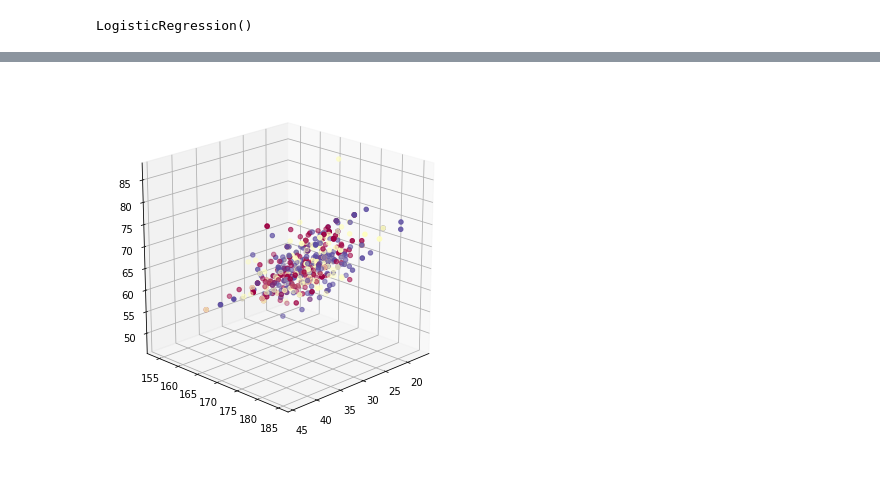
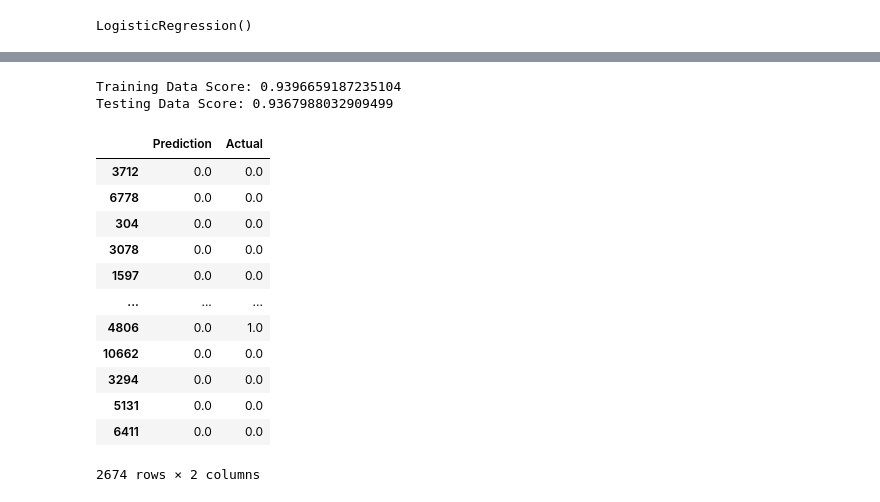
Before and after one commit to diannejardinez/Olympic_Data_machine_learning, a Jupyter notebook: LogisticRegression_olympic medalists.ipynb, the cells around one changed output, grey strips where cells are left out. Drawn from its saved outputs; the diff is of its cells as text; code cells hidden in the pictures.

```diff
--- a/LogisticRegression_olympic medalists.ipynb
+++ b/LogisticRegression_olympic medalists.ipynb
@@ -462,7 +402,27 @@ a = a.replace("Bronze", 3)
-# %%
-fig = plt.figure(1, figsize=(5, 5))
-axes = Axes3D(fig, elev=20, azim=45)
-axes.scatter(a['Age'], a['Height'], a['Weight'], c=a['Medal'], cmap=plt.cm.get_cmap("Spectral"))
-plt.show()
-# %% [output]
-[figure, removed]
+# %%
+# Validate the model using the test data
+print(f"Training Data Score: {classifier.score(X_train, y_train)}")
+print(f"Testing Data Score: {classifier.score(X_test, y_test)}")
+# %% [output]
+Training Data Score: 0.9396659187235104
+Testing Data Score: 0.9367988032909499
+# %%
+# Predict the testing data point
+
+predictions = classifier.predict(X_test)
+
+pd.DataFrame({"Prediction": predictions, "Actual": y_test})
+# %% [output]
+|  | Prediction | Actual |
+| 3712 | 0.0 | 0.0 |
+| 6778 | 0.0 | 0.0 |
+| 304 | 0.0 | 0.0 |
+| 3078 | 0.0 | 0.0 |
+| 1597 | 0.0 | 0.0 |
+| ... | ... | ... |
+| 4806 | 0.0 | 1.0 |
+| 10662 | 0.0 | 0.0 |
+| 3294 | 0.0 | 0.0 |
+| 5131 | 0.0 | 0.0 |
+| 6411 | 0.0 | 0.0 |
+2674 rows × 2 columns
```
Also changed, not shown: parts of 14 cells of this notebook.
